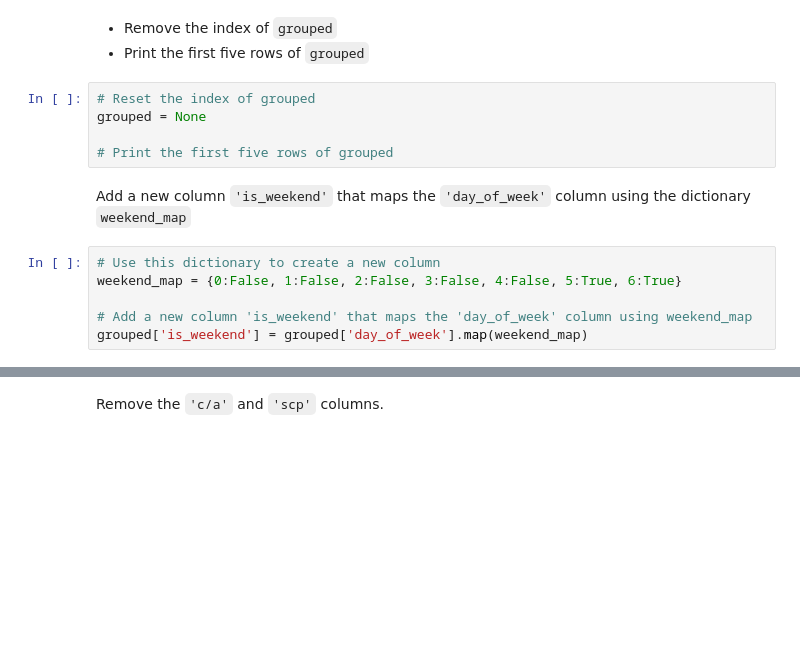
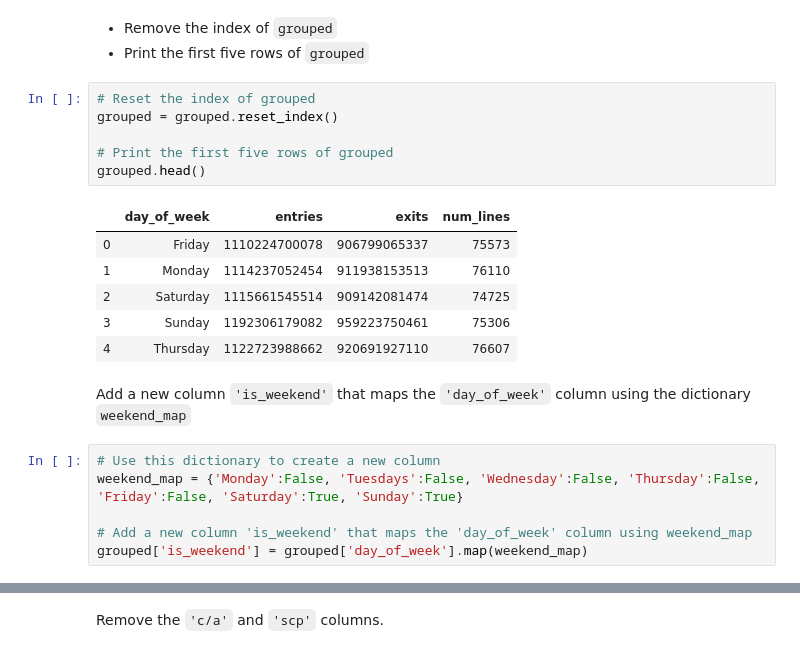
Before and after one commit to fecezar/dsc-pandas-series-and-dataframes-lab-onl01-dtsc-ft-052620, a Jupyter notebook: index.ipynb, the cells around one changed output, grey strips where cells are left out. Saved outputs shown, nothing was run; the diff lists cells and outputs as text; blank space fills up the shorter version.

```diff
--- a/index.ipynb
+++ b/index.ipynb
@@ -148,14 +160,22 @@ plt.show()
 - Print the first five rows of `grouped`
 # %%
 # Reset the index of grouped
-grouped = None
+grouped = grouped.reset_index()
 
 # Print the first five rows of grouped
+grouped.head()
+# %% [output]
+|  | day_of_week | entries | exits | num_lines |
+| 0 | Friday | 1110224700078 | 906799065337 | 75573 |
+| 1 | Monday | 1114237052454 | 911938153513 | 76110 |
+| 2 | Saturday | 1115661545514 | 909142081474 | 74725 |
+| 3 | Sunday | 1192306179082 | 959223750461 | 75306 |
+| 4 | Thursday | 1122723988662 | 920691927110 | 76607 |
 # %% [markdown]
 Add a new column `'is_weekend'` that maps the `'day_of_week'` column using the dictionary `weekend_map`
 # %%
 # Use this dictionary to create a new column
-weekend_map = {0:False, 1:False, 2:False, 3:False, 4:False, 5:True, 6:True}
+weekend_map = {'Monday':False, 'Tuesdays':False, 'Wednesday':False, 'Thursday':False, 'Friday':False, 'Saturday':True, 'Sunday':True}
 
 # Add a new column 'is_weekend' that maps the 'day_of_week' column using weekend_map
 grouped['is_weekend'] = grouped['day_of_week'].map(weekend_map)
```
Also changed, not shown: parts of 3 cells of this notebook.
